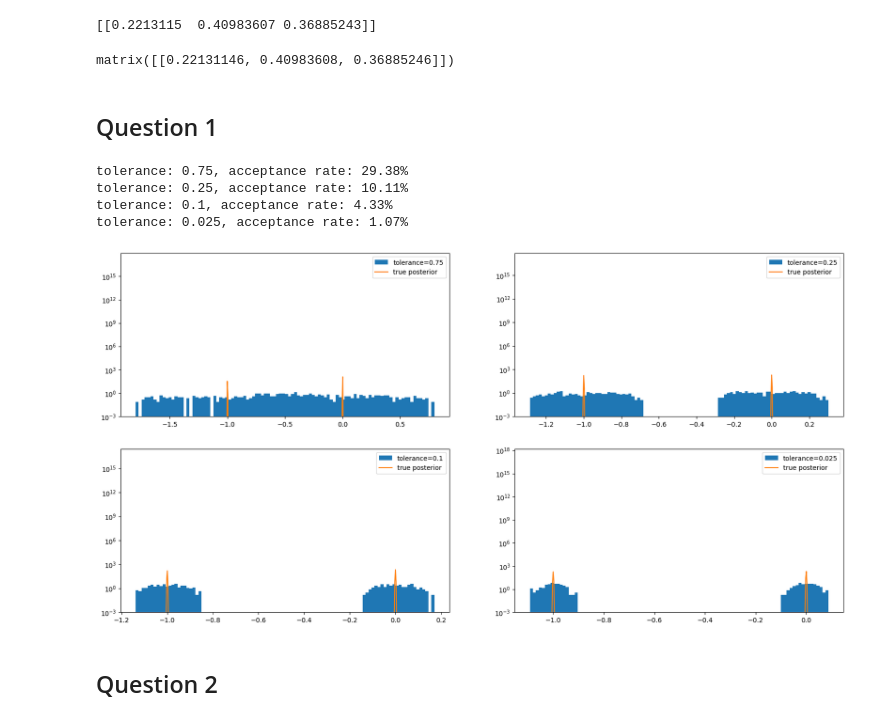
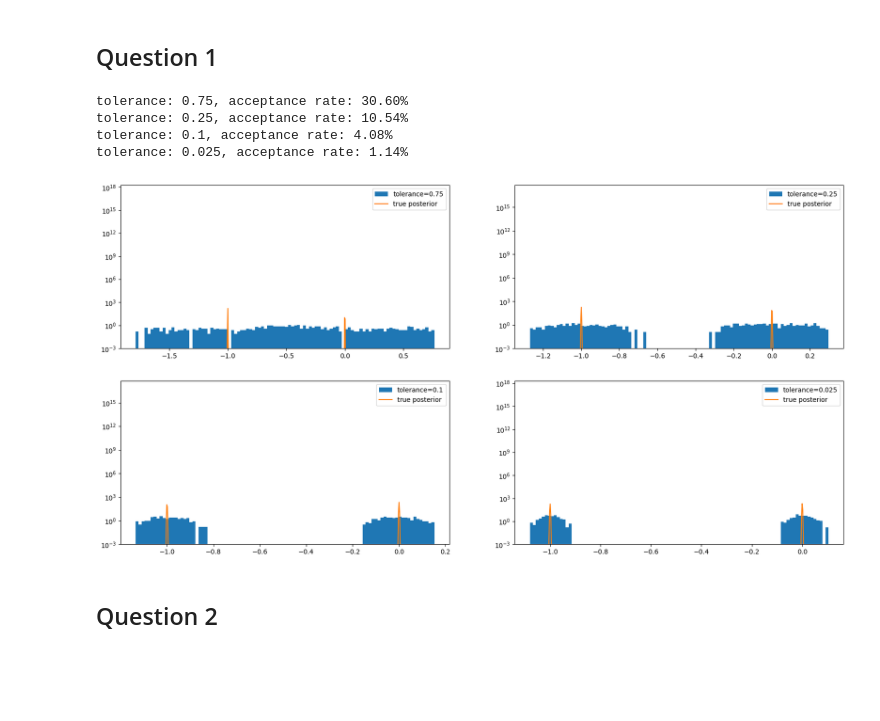
Before and after one commit to mismayil/math414-project, a Jupyter notebook: project.ipynb, the cells around one changed output. Drawn from its saved outputs; the diff is of its cells as text; code cells hidden in the pictures; blank space fills up the shorter version.

```diff
--- a/project.ipynb
+++ b/project.ipynb
@@ -1,20 +1,3 @@
-# %%
-import numpy as np
-Q = np.matrix([[0,1,0],[0,0.1,0.9],[0.6,0.4,0]])
-S_initial = np.matrix([[0.3, 0.4 , 0.3]])
-epsilon = 1
-while epsilon > 10e-8:
-    S_next = np.dot(S_initial, Q)
-    epsilon = np.sqrt(np.sum(np.square(S_next - S_initial)))
-    S_initial = S_next
-print(S_initial)
-# %% [output]
-[[0.2213115  0.40983607 0.36885243]]
-# %%
-s = np.array([[0.2213115,  0.40983607, 0.36885243]])
-np.dot(s, Q)
-# %% [output]
-matrix([[0.22131146, 0.40983608, 0.36885246]])
 # %% [markdown]
 ## Question 1
 # %%
@@ -110,34 +94,37 @@ observed_data = generate_data(example_theta, example_M)
 posterior_dist = ExamplePosteriorDist(example_M, example_mean, example_a, example_sigma, example_sigma_1)
 
 tolerances = [0.75, 0.25, 0.1, 0.025]
-tolerance_samples = []
+q1_tolerance_samples = []
 
 for tolerance in tolerances:
     sample, acceptance_rate = run_abc_rejection(example_N, observed_data, prior_dist, generate_data, compute_example_discrepancy, tolerance)
     print(f"tolerance: {tolerance}, acceptance rate: {acceptance_rate*100:.2f}%")
-    tolerance_samples.append(sample)
+    q1_tolerance_samples.append(sample)
 # %% [output]
-tolerance: 0.75, acceptance rate: 29.38%
-tolerance: 0.25, acceptance rate: 10.11%
-tolerance: 0.1, acceptance rate: 4.33%
-tolerance: 0.025, acceptance rate: 1.07%
+tolerance: 0.75, acceptance rate: 30.60%
+tolerance: 0.25, acceptance rate: 10.54%
+tolerance: 0.1, acceptance rate: 4.08%
+tolerance: 0.025, acceptance rate: 1.14%
 # %%
 import matplotlib.pyplot as plt
 
-fig, axes = plt.subplots(2, 2, figsize=(20, 10))
+def plot_sample(samples, posterior_dist, tolerances):
+    fig, axes = plt.subplots(2, 2, figsize=(20, 10))
 
-for i, sample in enumerate(tolerance_samples):
-    axis = axes[i//2, i%2]
-    axis.hist(sample, bins=100, label=f"tolerance={tolerances[i]}", density=True)
-    x = np.linspace(min(sample), max(sample), example_N)
-    posterior_density = [posterior_dist.pdf(theta) for theta in x]
-    axis.plot(x, posterior_density, label="true posterior")
-    axis.set_yscale("log")
-    axis.set_ylim(bottom=0.001)
-    axis.legend()
-plt.show()
+    for i, sample in enumerate(samples):
+        axis = axes[i//2, i%2]
+        axis.hist(sample, bins=100, label=f"tolerance={tolerances[i]}", density=True)
+        x = np.linspace(min(sample), max(sample), example_N)
+        posterior_density = [posterior_dist.pdf(theta) for theta in x]
+        axis.plot(x, posterior_density, label="true posterior")
+        axis.set_yscale("log")
+        axis.set_ylim(bottom=0.001)
+        axis.legend()
+    plt.show()
+
+plot_sample(q1_tolerance_samples, posterior_dist, tolerances)
 # %% [output]
-[figure, old version]
+[figure, new version]
 # %% [markdown]
 ## Question 2
 # %% [markdown]
```
Also changed, not shown: parts of 3 cells of this notebook.
